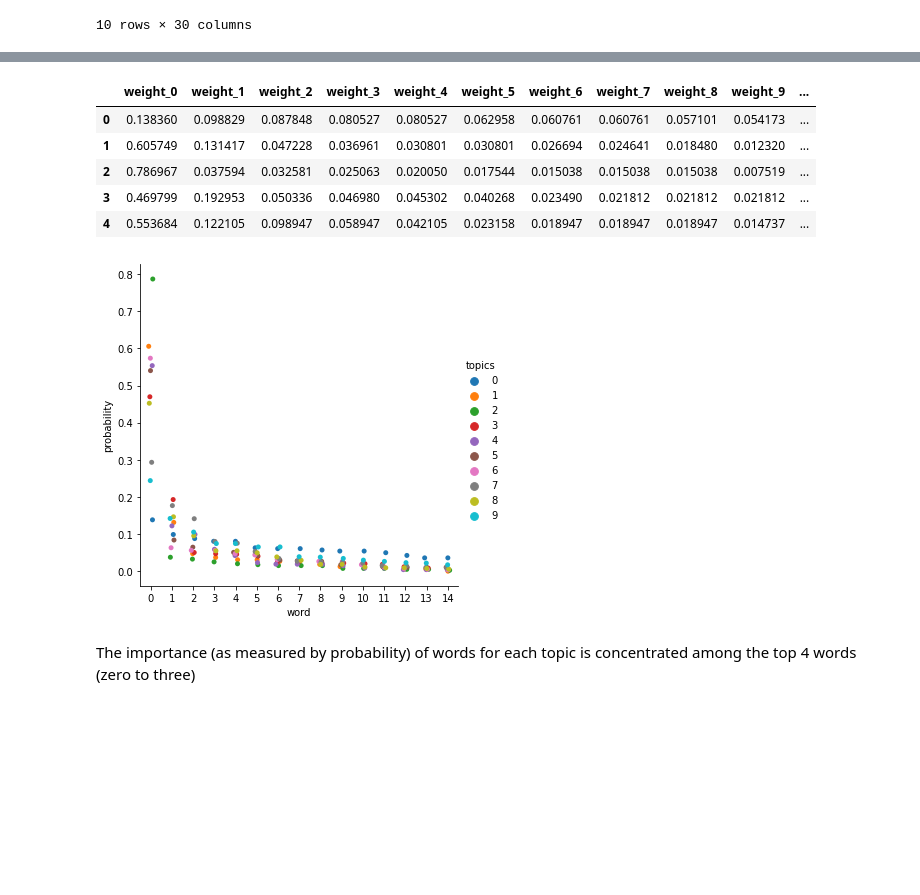
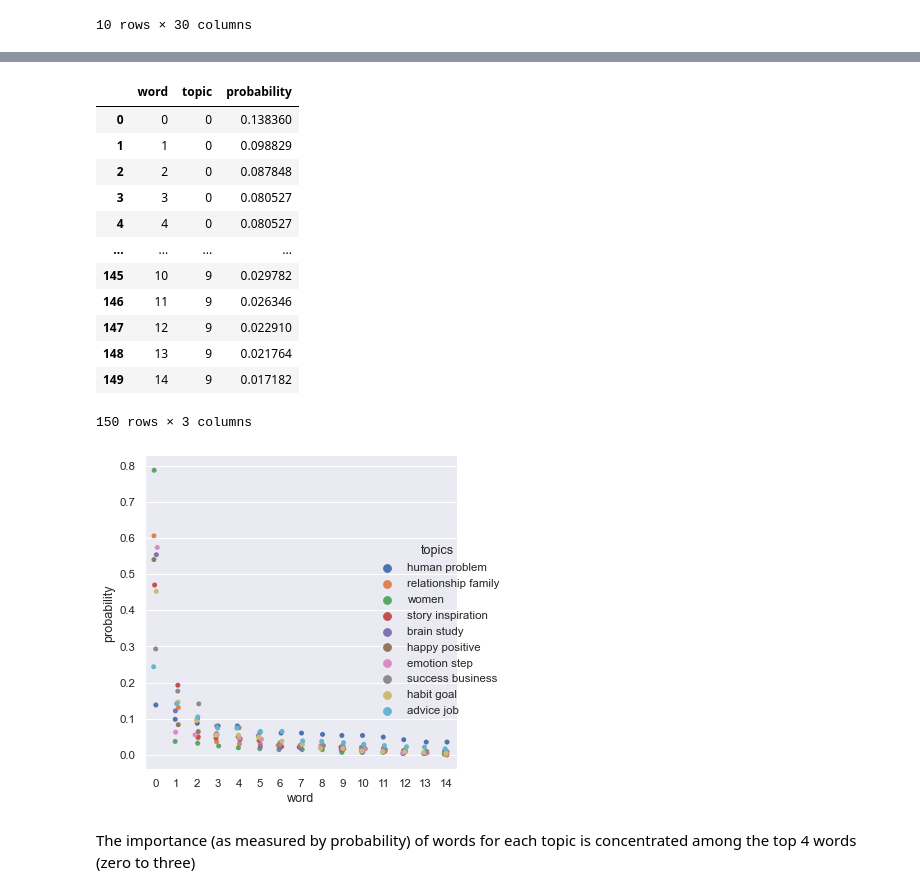
Before and after one commit to 7albertoh/insight_project, a Jupyter notebook: notebooks/01-topic_modeling.ipynb, the cells around one changed output, grey strips where cells are left out. Cells and saved outputs as stored; diff of their text form; code cells hidden in the pictures; blank space fills up the shorter version.

Commit message:
nice plots

```diff
--- a/notebooks/01-topic_modeling.ipynb
+++ b/notebooks/01-topic_modeling.ipynb
@@ -287,0 +298,4 @@ array(['human problem question studi present effect reason fact ask inform liste
+# %%
+# add names of topics
+df_topics['topic_name'] = ['human problem','relationship family','women','story inspiration','brain study','happy positive','emotion step', 'success business', 'habit goal', 'advice job']
+df_topics[['word_0','word_1','word_2','word_3','word_4','word_5','word_6','topic_name']]
@@ -312,19 +346,35 @@ array(['human problem question study present effect reason fact ask inform liste
 # %%
 df_hist = df_topics[['weight_'+str(i) for i in range(0,n_top_words)]]
 df_hist_tp = df_hist.transpose().reset_index()
 df_hist_tp['word'] = df_hist_tp.apply(lambda x: x['index'].split('_')[1],axis=1)
 df_hist_tp.drop(['index'],axis=1,inplace=True)
-df_hist_melt = df_hist_tp.melt('word', var_name='topics', value_name='probability')
-sns.catplot(x="word", y="probability", hue='topics', data=df_hist_melt)
-df_hist.head()
+df_hist_tp
+df_hist_melt = df_hist_tp.melt('word', var_name='topic', value_name='probability')
+sns.set(font_scale=1.05)
+sns_plot = sns.catplot(x="word", y="probability", hue='topic', data=df_hist_melt)
+# title
+new_title = 'topics'
+sns_plot._legend.set_title(new_title)
+# replace labels
+new_labels = df_topics['topic_name'].values
+for t, l in zip(sns_plot._legend.texts, new_labels): t.set_text(l)
+sns_plot.savefig("../data/topics_weights.png")
+df_hist_melt
 # %% [output]
-|  | weight_0 | weight_1 | weight_2 | weight_3 | weight_4 | weight_5 | weight_6 | weight_7 | weight_8 | weight_9 | ... |
-| 0 | 0.138360 | 0.098829 | 0.087848 | 0.080527 | 0.080527 | 0.062958 | 0.060761 | 0.060761 | 0.057101 | 0.054173 | ... |
-| 1 | 0.605749 | 0.131417 | 0.047228 | 0.036961 | 0.030801 | 0.030801 | 0.026694 | 0.024641 | 0.018480 | 0.012320 | ... |
-| 2 | 0.786967 | 0.037594 | 0.032581 | 0.025063 | 0.020050 | 0.017544 | 0.015038 | 0.015038 | 0.015038 | 0.007519 | ... |
-| 3 | 0.469799 | 0.192953 | 0.050336 | 0.046980 | 0.045302 | 0.040268 | 0.023490 | 0.021812 | 0.021812 | 0.021812 | ... |
-| 4 | 0.553684 | 0.122105 | 0.098947 | 0.058947 | 0.042105 | 0.023158 | 0.018947 | 0.018947 | 0.018947 | 0.014737 | ... |
+|  | word | topic | probability |
+| 0 | 0 | 0 | 0.138360 |
+| 1 | 1 | 0 | 0.098829 |
+| 2 | 2 | 0 | 0.087848 |
+| 3 | 3 | 0 | 0.080527 |
+| 4 | 4 | 0 | 0.080527 |
+| ... | ... | ... | ... |
+| 145 | 10 | 9 | 0.029782 |
+| 146 | 11 | 9 | 0.026346 |
+| 147 | 12 | 9 | 0.022910 |
+| 148 | 13 | 9 | 0.021764 |
+| 149 | 14 | 9 | 0.017182 |
+150 rows × 3 columns
-[figure, old version]
+[figure, new version]
 # %% [markdown]
 The importance (as measured by probability) of words for each topic is concentrated among the top 4 words (zero to three)
 # %%
```
Also changed, not shown: parts of 3 cells of this notebook, 5 other files.
